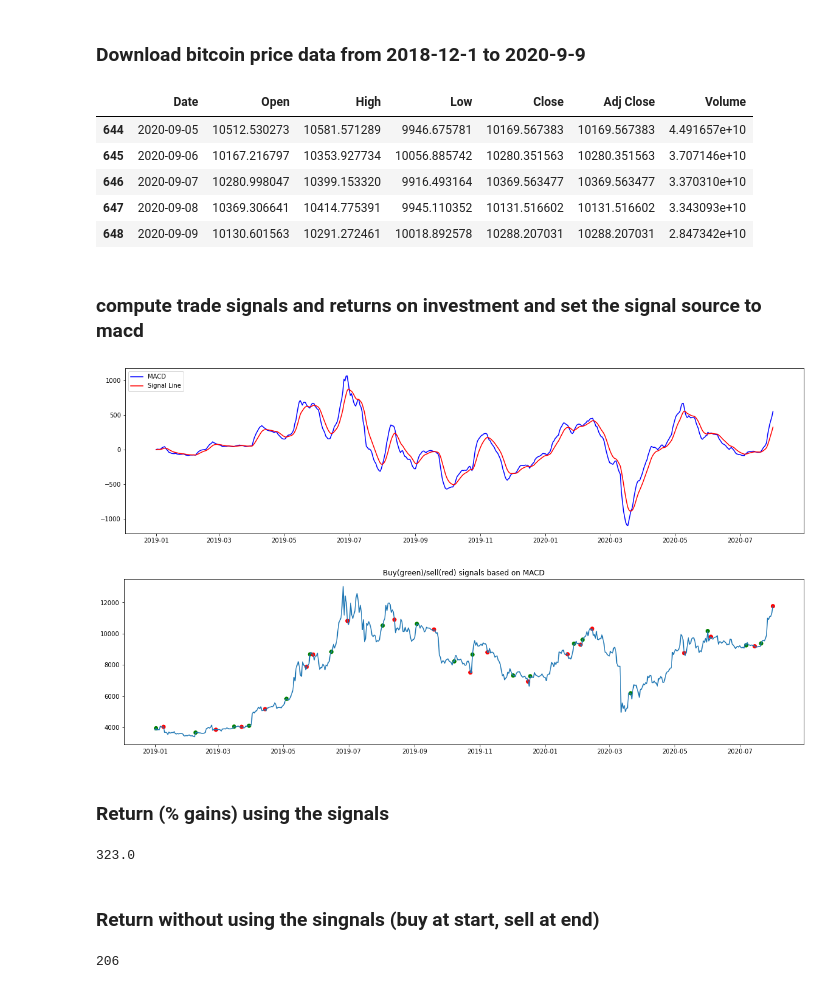
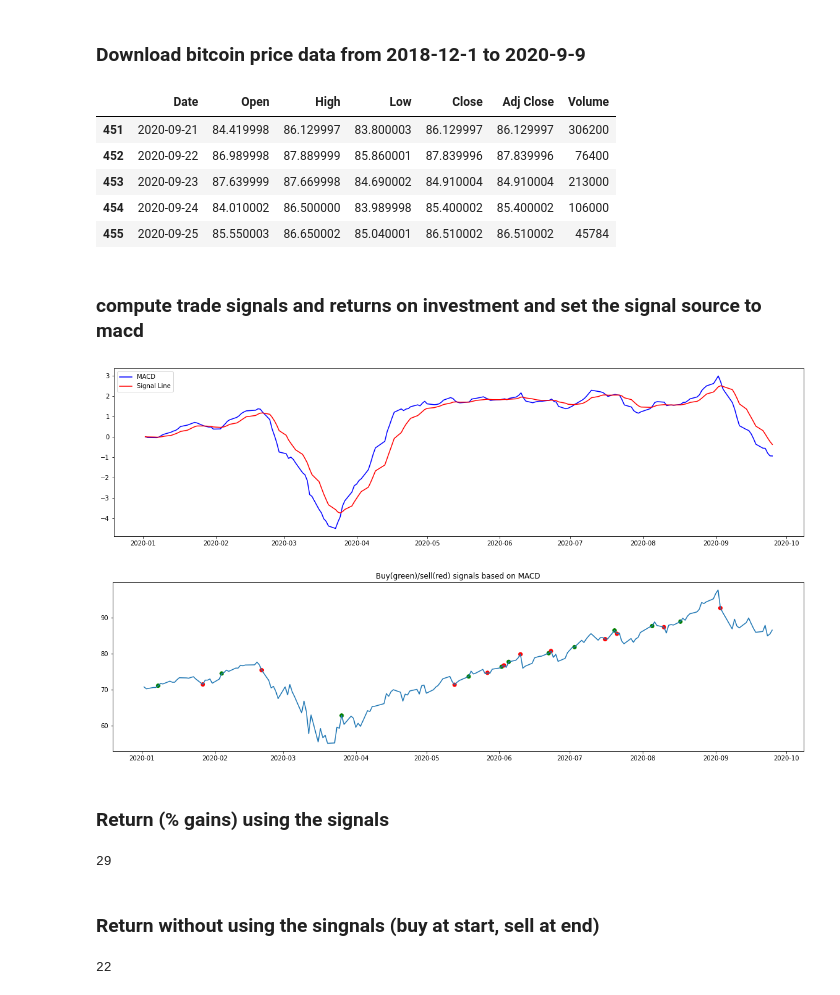
Before and after one commit to hadi-android/autotrading, a Jupyter notebook: run_quant_pred.ipynb, the cells around one changed output. Saved outputs shown, nothing was run; the diff lists cells and outputs as text; code cells hidden in the pictures.

```diff
--- a/run_quant_pred.ipynb
+++ b/run_quant_pred.ipynb
@@ -15,7 +15,7 @@ from quant_predict import quant_pred
 # %% [markdown]
 <h3> Download bitcoin price data from 2018-12-1 to 2020-9-9
 # %%
-ticker = 'BTC-USD'
+ticker = 'XQQ.TO'
 dstart = [2018,12,1]
 
 
@@ -26,33 +26,33 @@ df.Date = pd.to_datetime(df.Date)
 df.tail()
 # %% [output]
 |  | Date | Open | High | Low | Close | Adj Close | Volume |
-| 644 | 2020-09-05 | 10512.530273 | 10581.571289 | 9946.675781 | 10169.567383 | 10169.567383 | 4.491657e+10 |
-| 645 | 2020-09-06 | 10167.216797 | 10353.927734 | 10056.885742 | 10280.351563 | 10280.351563 | 3.707146e+10 |
-| 646 | 2020-09-07 | 10280.998047 | 10399.153320 | 9916.493164 | 10369.563477 | 10369.563477 | 3.370310e+10 |
-| 647 | 2020-09-08 | 10369.306641 | 10414.775391 | 9945.110352 | 10131.516602 | 10131.516602 | 3.343093e+10 |
-| 648 | 2020-09-09 | 10130.601563 | 10291.272461 | 10018.892578 | 10288.207031 | 10288.207031 | 2.847342e+10 |
+| 451 | 2020-09-21 | 84.419998 | 86.129997 | 83.800003 | 86.129997 | 86.129997 | 306200 |
+| 452 | 2020-09-22 | 86.989998 | 87.889999 | 85.860001 | 87.839996 | 87.839996 | 76400 |
+| 453 | 2020-09-23 | 87.639999 | 87.669998 | 84.690002 | 84.910004 | 84.910004 | 213000 |
+| 454 | 2020-09-24 | 84.010002 | 86.500000 | 83.989998 | 85.400002 | 85.400002 | 106000 |
+| 455 | 2020-09-25 | 85.550003 | 86.650002 | 85.040001 | 86.510002 | 86.510002 | 45784 |
 # %% [markdown]
 <h3> compute trade signals and returns on investment and set the signal source to macd
 # %%
-start = '2019-1-1'
-end = '2020-8-1'
+start = '2020-1-1'
+end = '2020-10-1'
 alg = 'macd'
-signals, gl_alg, gl_ref = quant_pred(df,alg, start, end)
+signals, signal2, gl_alg, gl_ref = quant_pred(df,alg, start, end)
 # %% [output]
-[figure, old version]
+[figure, new version]
-[figure, old version]
+[figure, new version]
 # %% [markdown]
 <h3> Return (% gains) using the signals
 # %%
 print(round(gl_alg))
 # %% [output]
-323.0
+29
 # %% [markdown]
 <h3>Return without using the singnals (buy at start, sell at end)
 # %%
 print(round(gl_ref))
 # %% [output]
-206
+22
 # %%
 signals
 # %% [output]
```
Also changed, not shown: parts of 1 cell of this notebook, 3 other files.
